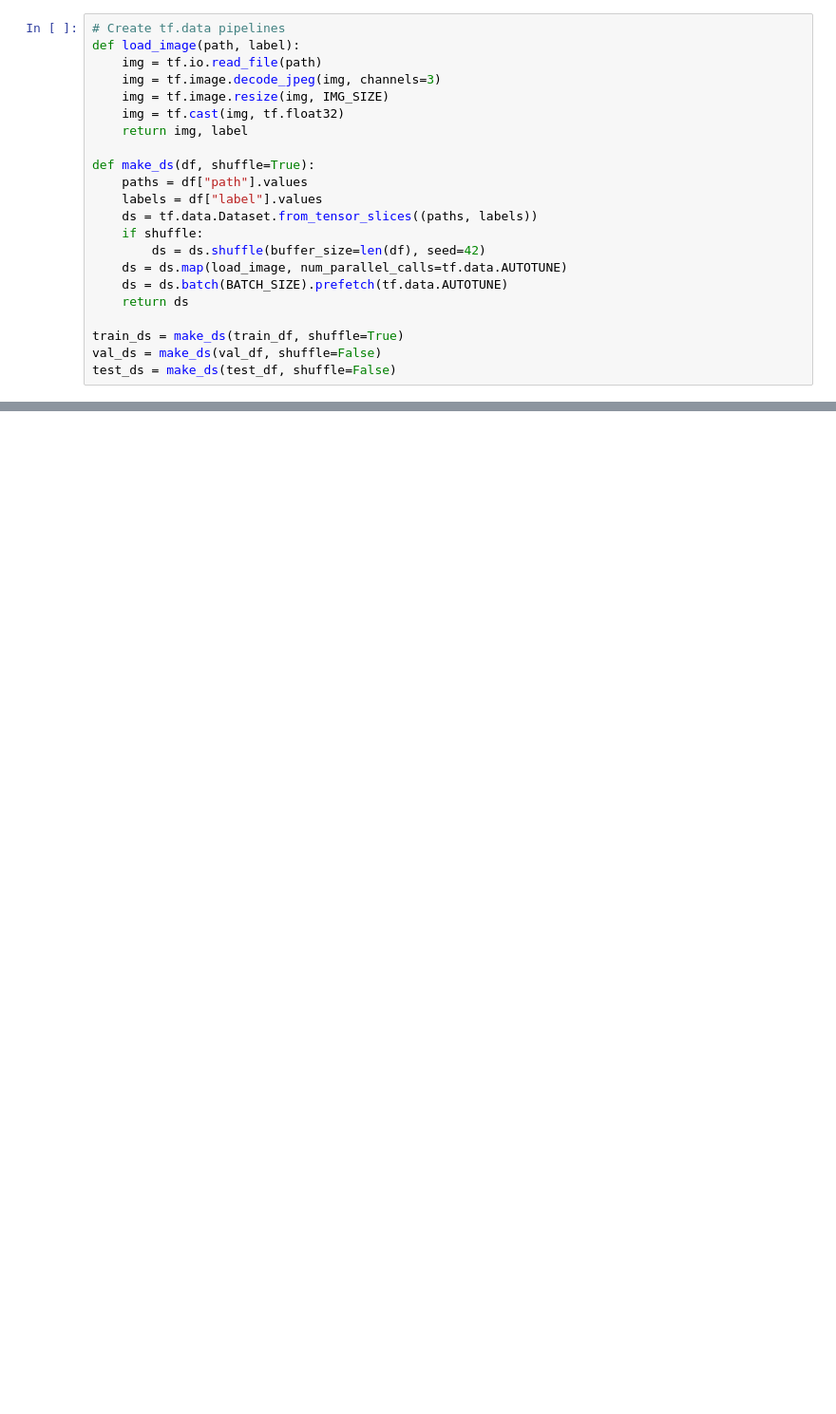
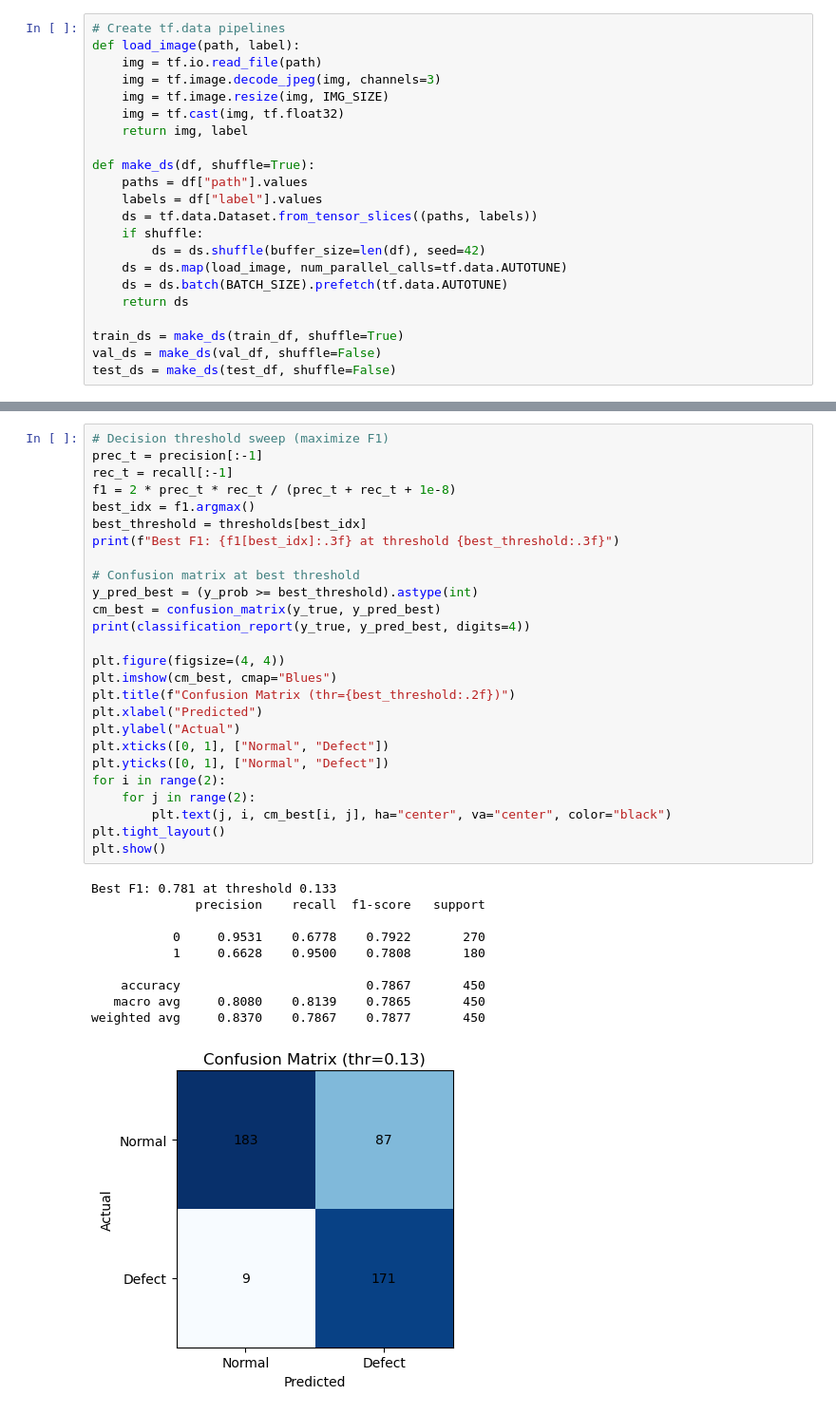
Before and after one commit to HariPrakash79/solder-joint-quality-prediction, a Jupyter notebook: train_mobilenet.ipynb, the cells around one changed output, grey strips where cells are left out. Shown at 95% size. Cells and saved outputs as stored; diff of their text form; blank space fills up the shorter version.

```diff
--- a/train_mobilenet.ipynb
+++ b/train_mobilenet.ipynb
@@ -211,3 +316,40 @@ Epoch 5/5
+# %%
+# Decision threshold sweep (maximize F1)
+prec_t = precision[:-1]
+rec_t = recall[:-1]
+f1 = 2 * prec_t * rec_t / (prec_t + rec_t + 1e-8)
+best_idx = f1.argmax()
+best_threshold = thresholds[best_idx]
+print(f"Best F1: {f1[best_idx]:.3f} at threshold {best_threshold:.3f}")
+
+# Confusion matrix at best threshold
+y_pred_best = (y_prob >= best_threshold).astype(int)
+cm_best = confusion_matrix(y_true, y_pred_best)
+print(classification_report(y_true, y_pred_best, digits=4))
+
+plt.figure(figsize=(4, 4))
+plt.imshow(cm_best, cmap="Blues")
+plt.title(f"Confusion Matrix (thr={best_threshold:.2f})")
+plt.xlabel("Predicted")
+plt.ylabel("Actual")
+plt.xticks([0, 1], ["Normal", "Defect"])
+plt.yticks([0, 1], ["Normal", "Defect"])
+for i in range(2):
+    for j in range(2):
+        plt.text(j, i, cm_best[i, j], ha="center", va="center", color="black")
+plt.tight_layout()
+plt.show()
+# %% [output]
+Best F1: 0.781 at threshold 0.133
+              precision    recall  f1-score   support
+
+           0     0.9531    0.6778    0.7922       270
+           1     0.6628    0.9500    0.7808       180
+
+    accuracy                         0.7867       450
+   macro avg     0.8080    0.8139    0.7865       450
+weighted avg     0.8370    0.7867    0.7877       450
+[figure, added]
 # %%
 import matplotlib.pyplot as plt
 
```
Also changed, not shown: parts of 8 cells of this notebook, 2 other files.
